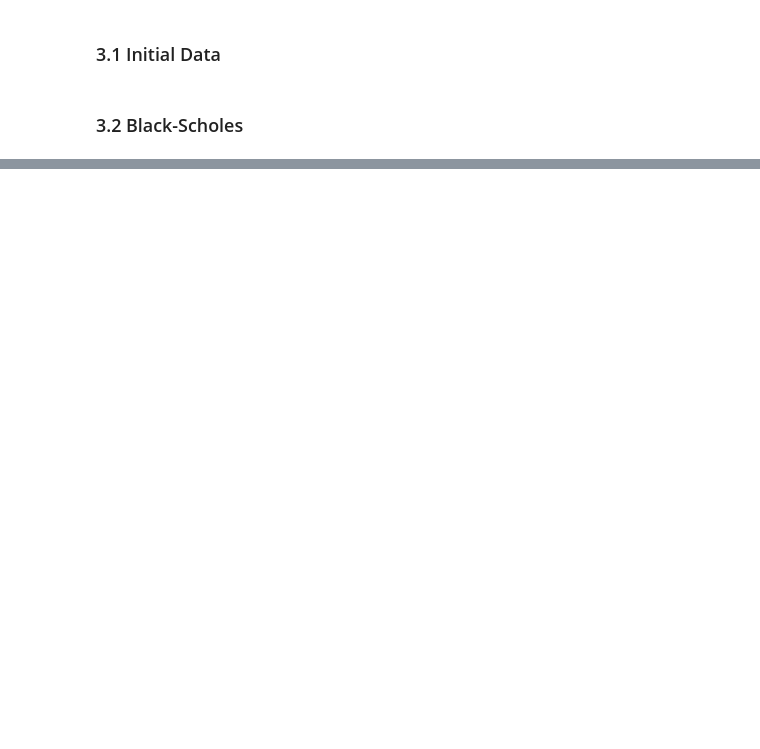
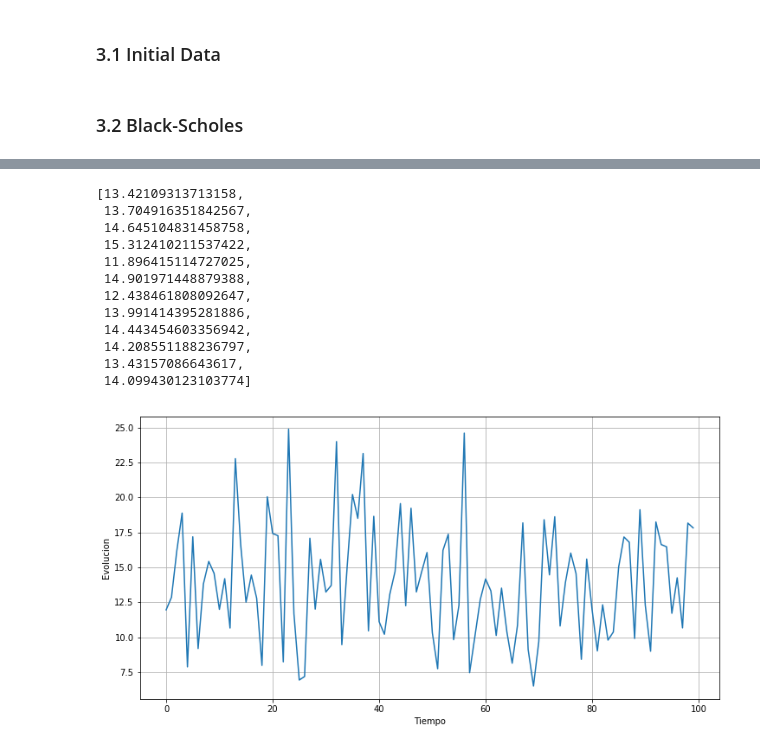
Before and after one commit to DanielRD92/MNFI, a Jupyter notebook: black_shcoles_vanilla_call.ipynb, the cells around one changed output, grey strips where cells are left out. Saved outputs shown, nothing was run; the diff lists cells and outputs as text; code cells hidden in the pictures; blank space fills up the shorter version.

```diff
--- a/black_shcoles_vanilla_call.ipynb
+++ b/black_shcoles_vanilla_call.ipynb
@@ -223,7 +238,0 @@ Vput= 1.4490197160104934
-# %%
-Ss=[]
-for gvalue in coseno:
-    S=S0*np.exp((rc-dc-0.5*sig**2)*T+sig*np.sqrt(T)*gvalue)
-    Ss.append(S)
-
-Ss
@@ -229,0 +309,34 @@ Ss
+# %%
+plt.figure(figsize=(12,6))
+ejex=range(100)
+plt.plot(ejex,Ss[0:100])
+plt.grid()
+plt.xlabel('Tiempo')
+plt.ylabel('Evolucion')
+
+d=12
+dt=T/12
+
+
+j=1
+i=0
+
+tm=[]
+for i in range(d):
+    te=S0*np.exp((rc-dc-0.5*sig**2)*dt+sig*np.sqrt(dt)* seno[(j-1)*d+i])
+    tm.append(te)
+tm
+# %% [output]
+[13.42109313713158,
+ 13.704916351842567,
+ 14.645104831458758,
+ 15.312410211537422,
+ 11.896415114727025,
+ 14.901971448879388,
+ 12.438461808092647,
+ 13.991414395281886,
+ 14.443454603356942,
+ 14.208551188236797,
+ 13.43157086643617,
+ 14.099430123103774]
+[figure, added]
```
Also changed, not shown: parts of 9 cells of this notebook, 1 other file.
